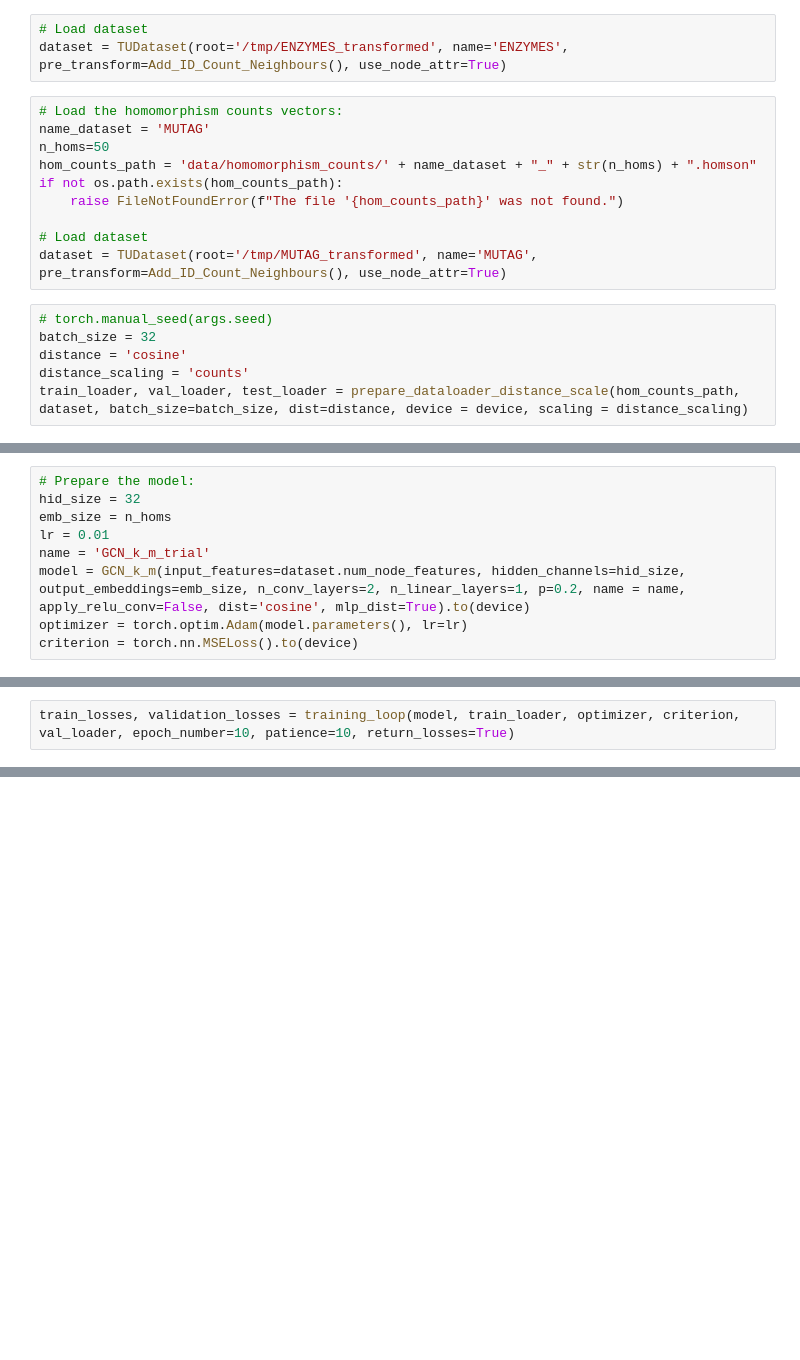
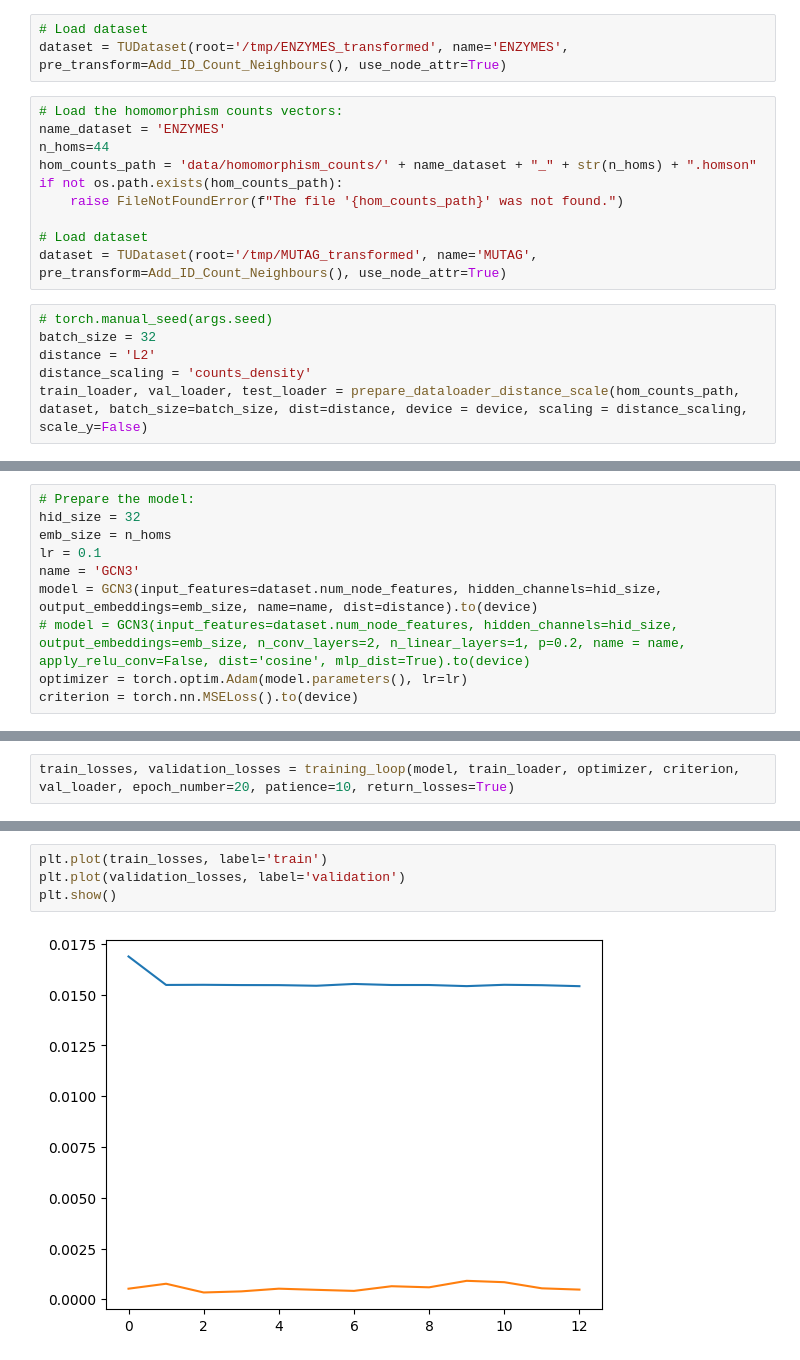
Before and after one commit to SDavenia/CL-GNN, a Jupyter notebook: new_models.ipynb, the cells around one changed output, grey strips where cells are left out. Saved outputs shown, nothing was run; the diff lists cells and outputs as text; blank space fills up the shorter version.

```diff
--- a/new_models.ipynb
+++ b/new_models.ipynb
@@ -26,8 +26,8 @@ device = 'cuda' if torch.cuda.is_available() else 'cpu'
 dataset = TUDataset(root='/tmp/ENZYMES_transformed', name='ENZYMES', pre_transform=Add_ID_Count_Neighbours(), use_node_attr=True)
 # %%
 # Load the homomorphism counts vectors:
-name_dataset = 'MUTAG'
-n_homs=50
+name_dataset = 'ENZYMES'
+n_homs=44
 hom_counts_path = 'data/homomorphism_counts/' + name_dataset + "_" + str(n_homs) + ".homson"
 if not os.path.exists(hom_counts_path):
     raise FileNotFoundError(f"The file '{hom_counts_path}' was not found.")
@@ -37,6 +37,6 @@ dataset = TUDataset(root='/tmp/MUTAG_transformed', name='MUTAG', pre_transform=A
 # %%
 # torch.manual_seed(args.seed)
 batch_size = 32
-distance = 'cosine'
-distance_scaling = 'counts'
-train_loader, val_loader, test_loader = prepare_dataloader_distance_scale(hom_counts_path, dataset, batch_size=batch_size, dist=distance, device = device, scaling = distance_scaling)
+distance = 'L2'
+distance_scaling = 'counts_density'
+train_loader, val_loader, test_loader = prepare_dataloader_distance_scale(hom_counts_path, dataset, batch_size=batch_size, dist=distance, device = device, scaling = distance_scaling, scale_y=False)
@@ -185,9 +44,10 @@ class GCN_k_m(torch.nn.Module):
 # Prepare the model:
 hid_size = 32
 emb_size = n_homs
-lr = 0.01
-name = 'GCN_k_m_trial'
-model = GCN_k_m(input_features=dataset.num_node_features, hidden_channels=hid_size, output_embeddings=emb_size, n_conv_layers=2, n_linear_layers=1, p=0.2, name = name, apply_relu_conv=False, dist='cosine', mlp_dist=True).to(device)
+lr = 0.1
+name = 'GCN3'
+model = GCN3(input_features=dataset.num_node_features, hidden_channels=hid_size, output_embeddings=emb_size, name=name, dist=distance).to(device)
+# model = GCN3(input_features=dataset.num_node_features, hidden_channels=hid_size, output_embeddings=emb_size, n_conv_layers=2, n_linear_layers=1, p=0.2, name = name, apply_relu_conv=False, dist='cosine', mlp_dist=True).to(device)
 optimizer = torch.optim.Adam(model.parameters(), lr=lr)
 criterion = torch.nn.MSELoss().to(device)
 # %%
@@ -207,3 +62,3 @@ GCN_k_m(
 )
 # %%
-train_losses, validation_losses = training_loop(model, train_loader, optimizer, criterion, val_loader, epoch_number=10, patience=10, return_losses=True)
+train_losses, validation_losses = training_loop(model, train_loader, optimizer, criterion, val_loader, epoch_number=20, patience=10, return_losses=True)
@@ -213,0 +71,6 @@ MSE Loss: 0.0004790598468389362
+# %%
+plt.plot(train_losses, label='train')
+plt.plot(validation_losses, label='validation')
+plt.show()
+# %% [output]
+[figure, added]
```
Also changed, not shown: parts of 6 cells of this notebook, 14 other files.
